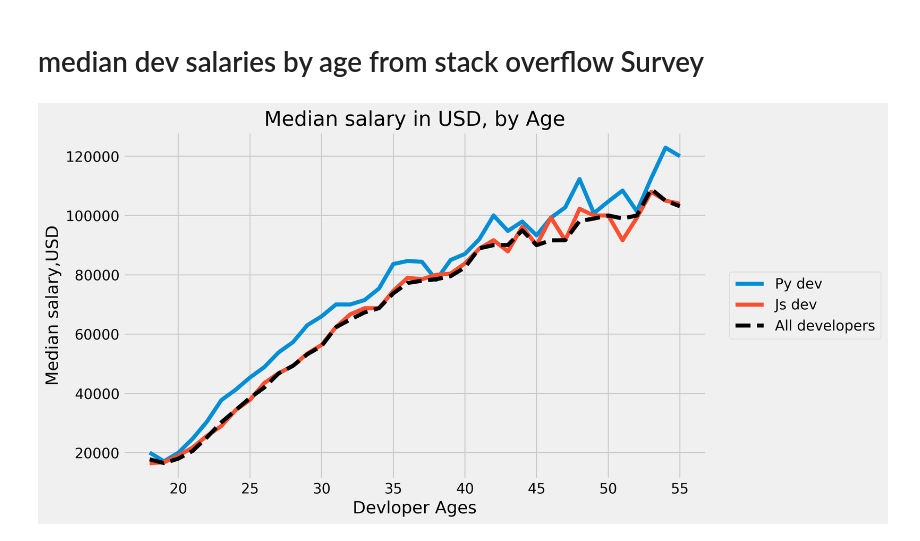
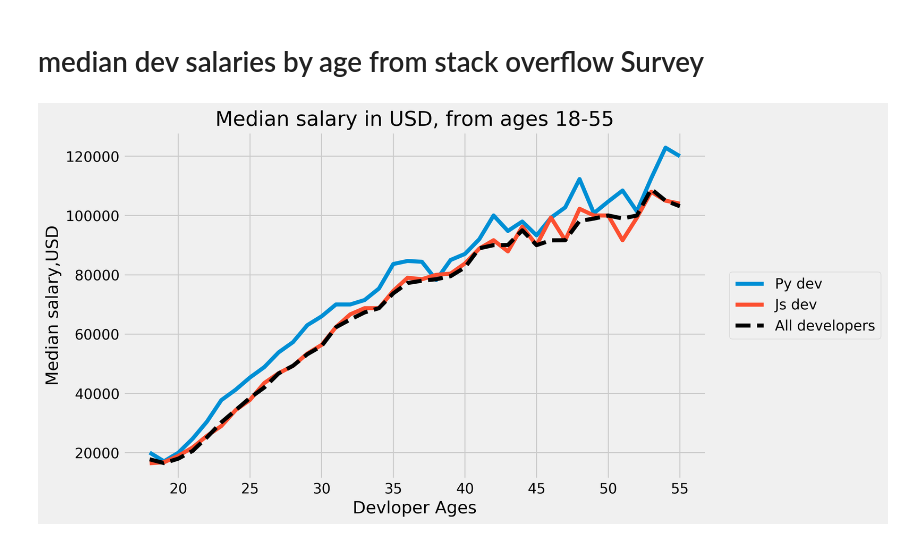
Before and after one commit to AndyHenry93/DataEngineer_Real_World_Visualization-, a Jupyter notebook: Additional_Visualizations .ipynb, the cells around one changed output. Drawn from its saved outputs; the diff is of its cells as text; code cells hidden in the pictures.

```diff
--- a/Additional_Visualizations .ipynb
+++ b/Additional_Visualizations .ipynb
@@ -29,32 +29,32 @@ plt.plot(ages_x,py_dev_y, label = 'Py dev')
 # creating second line(Javascript)
 # plt.plot(ages_x,js_dev_y,label = 'Js dev', color = 'yellow',linewidth = 3)
 plt.plot(ages_x,js_dev_y,label = 'Js dev')
 
 # creating last line(All developers)
 plt.plot(ages_x,dev_y, label = 'All developers',c = 'black', ls = '--')
 
 # Basic graph essentials
-plt.title('Median salary in USD, by Age')
+plt.title('Median salary in USD, from ages 18-55')
 plt.xlabel('Devloper Ages')
 plt.ylabel('Median salary,USD')
 plt.legend(bbox_to_anchor=(1.04,0.5), loc="center left", borderaxespad=0)
 
 # Testing purposes to see available styles which can be used
 # print(plt.style.available)
 
 #Applying desired style
 plt.style.use('fivethirtyeight')
 
 # Adding grid for testing purposes
 # plt.grid(True)
 
 # creating a layout so the graph is scaled better on laptops
 plt.tight_layout()
 
 # saving the figure
 plt.savefig('Median_salary.png',bbox_inches='tight',dpi=100)
 
 # showing graph
 plt.show()
 # %% [output]
-[figure, old version]
+[figure, new version]
```
Also changed, not shown: 1 other file.
